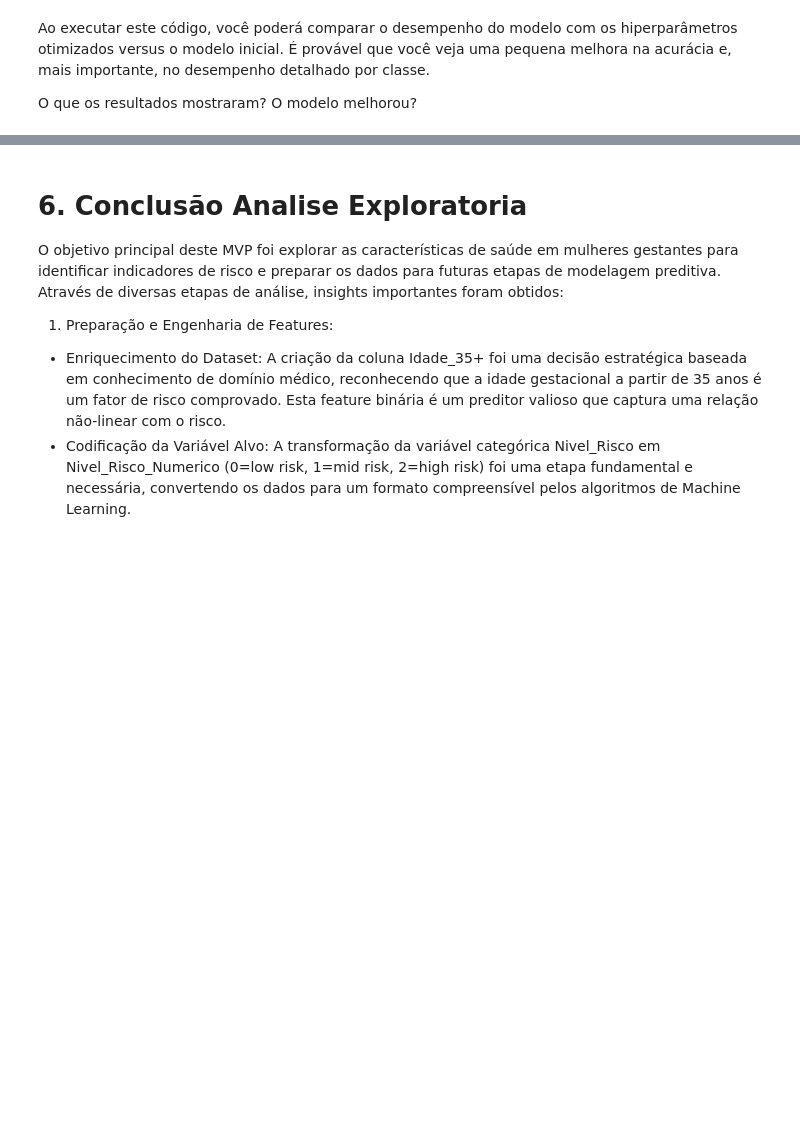
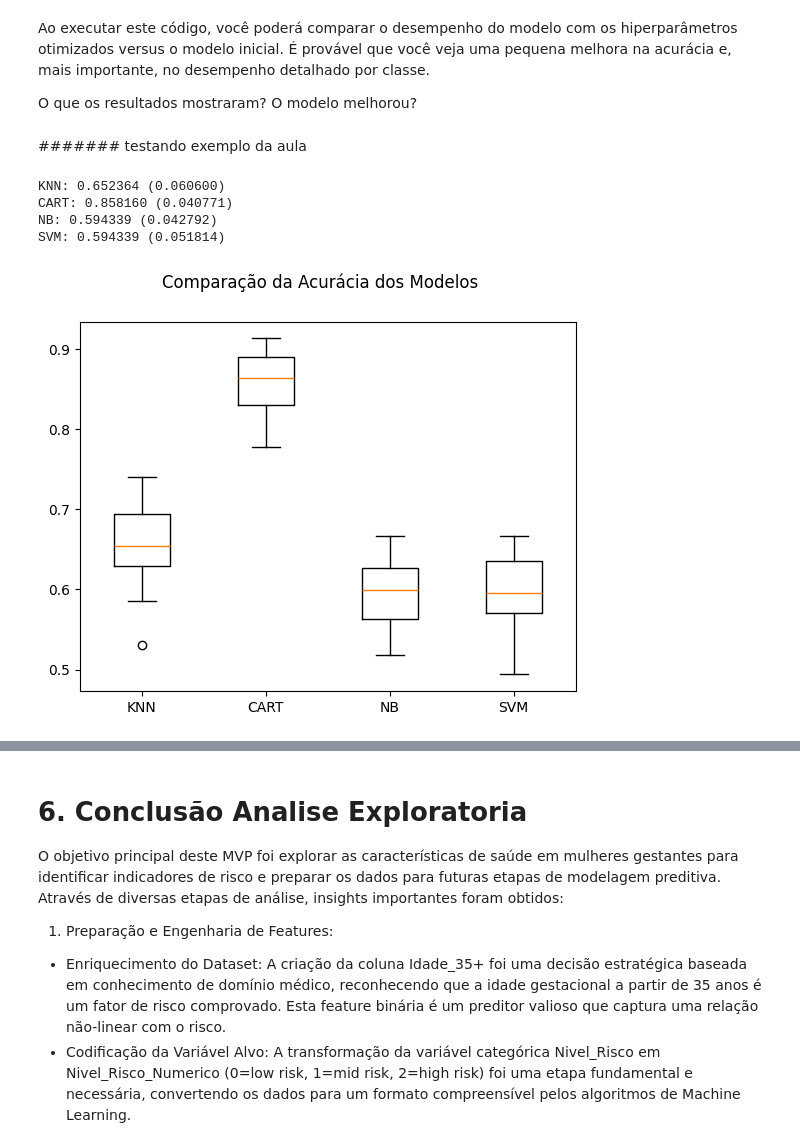
Before and after one commit to AlineFiori/MVP-Machine_Learning, a Jupyter notebook: Template_Análise_de_Dados_Pregnancy.ipynb, the cells around one changed output, grey strips where cells are left out. Drawn from its saved outputs; the diff is of its cells as text; code cells hidden in the pictures; blank space fills up the shorter version.

```diff
--- a/Template_Análise_de_Dados_Pregnancy.ipynb
+++ b/Template_Análise_de_Dados_Pregnancy.ipynb
@@ -983,3 +993,48 @@ weighted avg       0.81      0.80      0.80       203
 Ao executar este código, você poderá comparar o desempenho do modelo com os hiperparâmetros otimizados versus o modelo inicial. É provável que você veja uma pequena melhora na acurácia e, mais importante, no desempenho detalhado por classe.
 
 O que os resultados mostraram? O modelo melhorou?
+# %% [markdown]
+####### testando exemplo da aula
+# %%
+# Modelagem
+
+# Definindo uma seed global para esta célula de código
+np.random.seed(7)
+
+# Preparando os modelos e adicionando-os em uma lista
+models = []
+models.append(('KNN', KNeighborsClassifier()))
+models.append(('CART', DecisionTreeClassifier()))
+models.append(('NB', GaussianNB()))
+models.append(('SVM', SVC()))
+
+# Criar o objeto KFold ANTES do loop
+kfold = KFold(n_splits=10, random_state=7, shuffle=True)
+
+# Avaliando um modelo por vez
+results = []
+names = []
+scoring = 'accuracy'
+
+for name, model in models:
+    cv_results = cross_val_score(model, X_train, y_train, cv=kfold, scoring=scoring)
+    results.append(cv_results)
+    names.append(name)
+    msg = "%s: %f (%f)" % (name, cv_results.mean(), cv_results.std())
+    print(msg)
+
+
+
+    # Boxplot de comparação dos modelos
+fig = plt.figure()
+fig.suptitle('Comparação da Acurácia dos Modelos')
+ax = fig.add_subplot(111)
+plt.boxplot(results)
+ax.set_xticklabels(names)
+plt.show()
+# %% [output]
+KNN: 0.652364 (0.060600)
+CART: 0.858160 (0.040771)
+NB: 0.594339 (0.042792)
+SVM: 0.594339 (0.051814)
+[figure, added]
```
Also changed, not shown: parts of 34 cells of this notebook.
